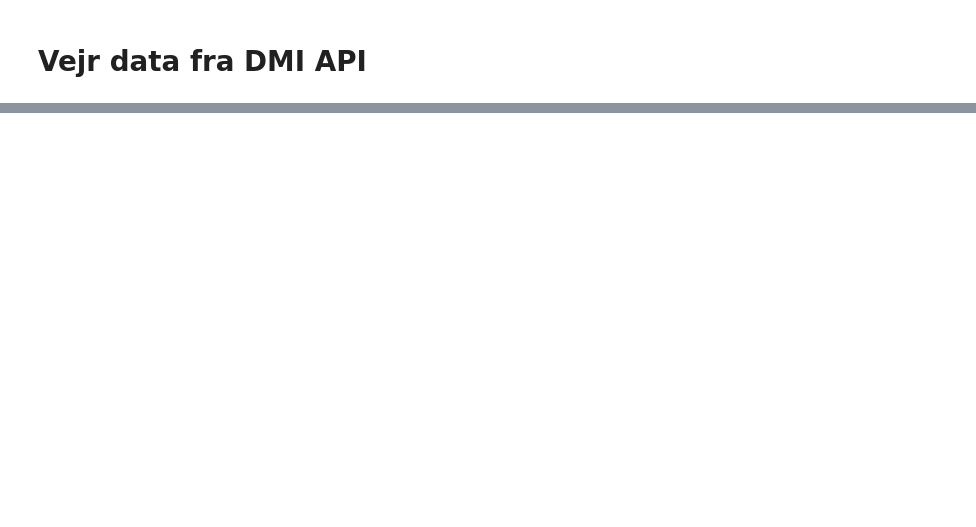
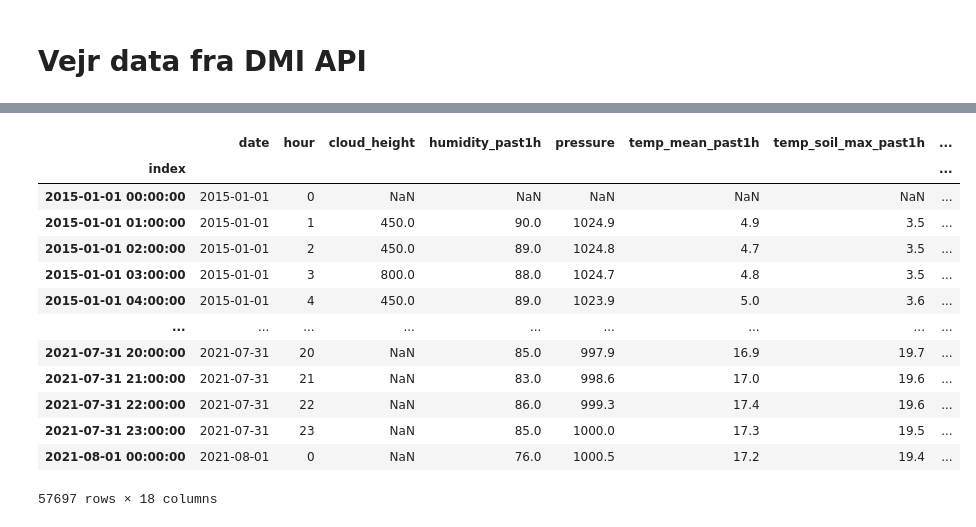
Before and after one commit to sjhpol/ISDS_arbejde, a Jupyter notebook: Exam/exam_project.ipynb, the cells around one changed output, grey strips where cells are left out. Drawn from its saved outputs; the diff is of its cells as text; code cells hidden in the pictures; blank space fills up the shorter version.

```diff
--- a/Exam/exam_project.ipynb
+++ b/Exam/exam_project.ipynb
@@ -376,0 +367,17 @@ lem_soup.text
+# %%
+df
+# %% [output]
+|  | date | hour | cloud_height | humidity_past1h | pressure | temp_mean_past1h | temp_soil_max_past1h | ... |
+| index |  |  |  |  |  |  |  | ... |
+| 2015-01-01 00:00:00 | 2015-01-01 | 0 | NaN | NaN | NaN | NaN | NaN | ... |
+| 2015-01-01 01:00:00 | 2015-01-01 | 1 | 450.0 | 90.0 | 1024.9 | 4.9 | 3.5 | ... |
+| 2015-01-01 02:00:00 | 2015-01-01 | 2 | 450.0 | 89.0 | 1024.8 | 4.7 | 3.5 | ... |
+| 2015-01-01 03:00:00 | 2015-01-01 | 3 | 800.0 | 88.0 | 1024.7 | 4.8 | 3.5 | ... |
+| 2015-01-01 04:00:00 | 2015-01-01 | 4 | 450.0 | 89.0 | 1023.9 | 5.0 | 3.6 | ... |
+| ... | ... | ... | ... | ... | ... | ... | ... | ... |
+| 2021-07-31 20:00:00 | 2021-07-31 | 20 | NaN | 85.0 | 997.9 | 16.9 | 19.7 | ... |
+| 2021-07-31 21:00:00 | 2021-07-31 | 21 | NaN | 83.0 | 998.6 | 17.0 | 19.6 | ... |
+| 2021-07-31 22:00:00 | 2021-07-31 | 22 | NaN | 86.0 | 999.3 | 17.4 | 19.6 | ... |
+| 2021-07-31 23:00:00 | 2021-07-31 | 23 | NaN | 85.0 | 1000.0 | 17.3 | 19.5 | ... |
+| 2021-08-01 00:00:00 | 2021-08-01 | 0 | NaN | 76.0 | 1000.5 | 17.2 | 19.4 | ... |
+57697 rows × 18 columns
```
Also changed, not shown: parts of 23 cells of this notebook, 1 other file.
